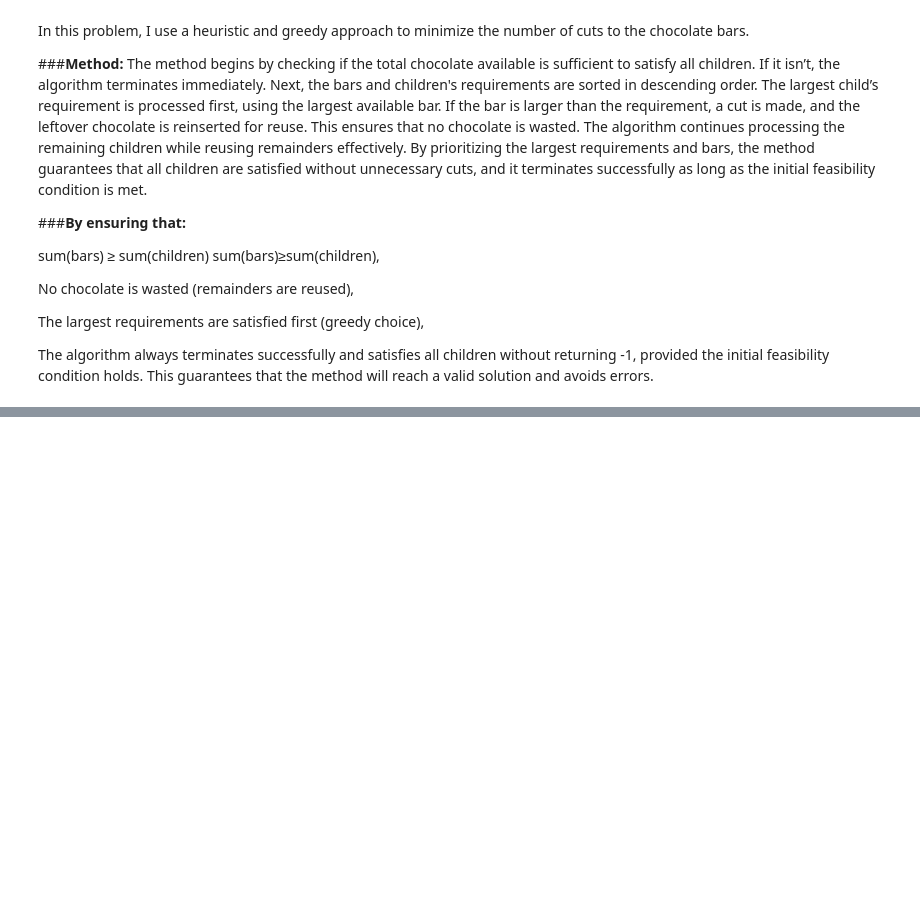
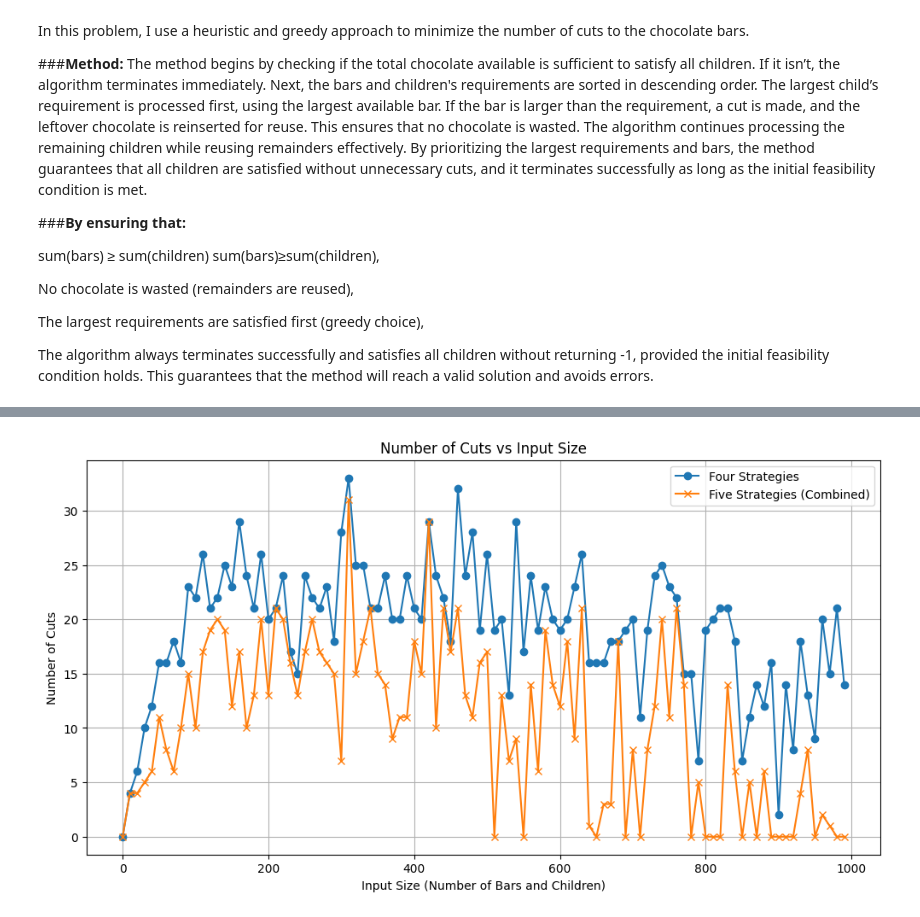
Before and after one commit to kasattack567/Computer-Science, a Jupyter notebook: Chocolate_bar.ipynb, the cells around one changed output, grey strips where cells are left out. Drawn from its saved outputs; the diff is of its cells as text; code cells hidden in the pictures; blank space fills up the shorter version.

```diff
--- a/Chocolate_bar.ipynb
+++ b/Chocolate_bar.ipynb
@@ -403,0 +280,38 @@ Both solutions scale efficiently, avoiding the exponential blowup of brute-force
+# %%
+import matplotlib.pyplot as plt
+import random
+import math
+from collections import Counter
+from tqdm import tqdm  # Import tqdm for the loading bar
+
+# Generate Test Data
+input_sizes = list(range(0, 1000, 10))
+four_strategy_cuts = []
+five_strategy_cuts = []
+
+# Loop with tqdm for progress tracking
+for size in tqdm(input_sizes, desc="Processing Input Sizes", unit="size"):
+    bars = [random.randint(1, 100) for _ in range(size)]
+    children = [random.randint(1, 100) for _ in range(size // 2)]
+
+    # Four-strategy approach
+    four_cuts = best_chocolate_strategy(bars, children)
+    four_strategy_cuts.append(four_cuts if four_cuts != -1 else None)
+
+    # Combined five-strategy approach
+    five_cuts = combined_chocolate_distribution(bars, children)
+    five_strategy_cuts.append(five_cuts if five_cuts != -1 else None)
+
+# Plot Comparison
+plt.figure(figsize=(12, 6))
+plt.plot(input_sizes, four_strategy_cuts, label="Four Strategies", marker='o')
+plt.plot(input_sizes, five_strategy_cuts, label="Five Strategies (Combined)", marker='x')
+
+plt.title("Number of Cuts vs Input Size")
+plt.xlabel("Input Size (Number of Bars and Children)")
+plt.ylabel("Number of Cuts")
+plt.legend()
+plt.grid(True)
+plt.show()
+# %% [output]
+[figure, added]
```
Also changed, not shown: parts of 10 cells of this notebook.
